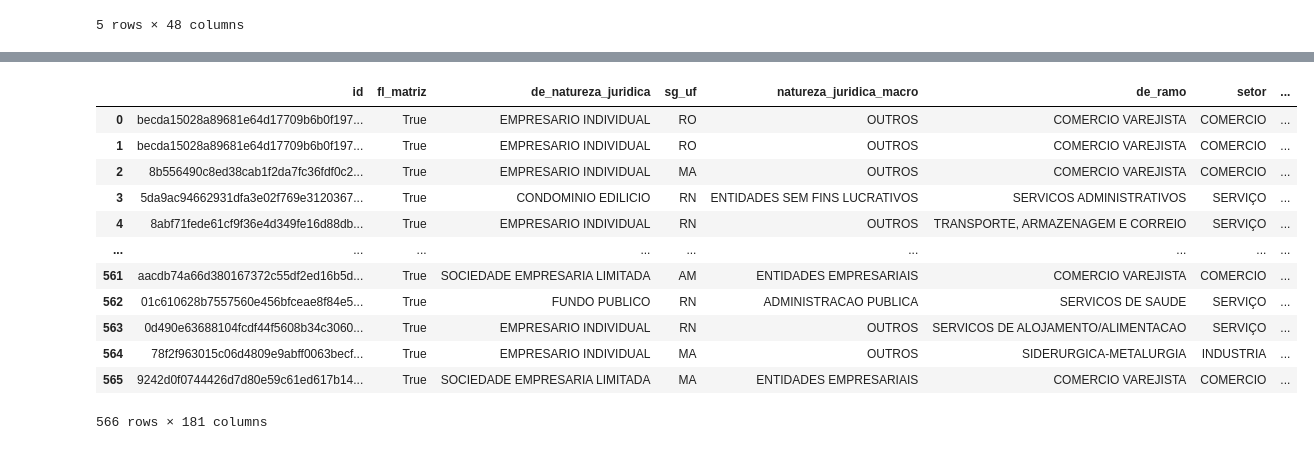
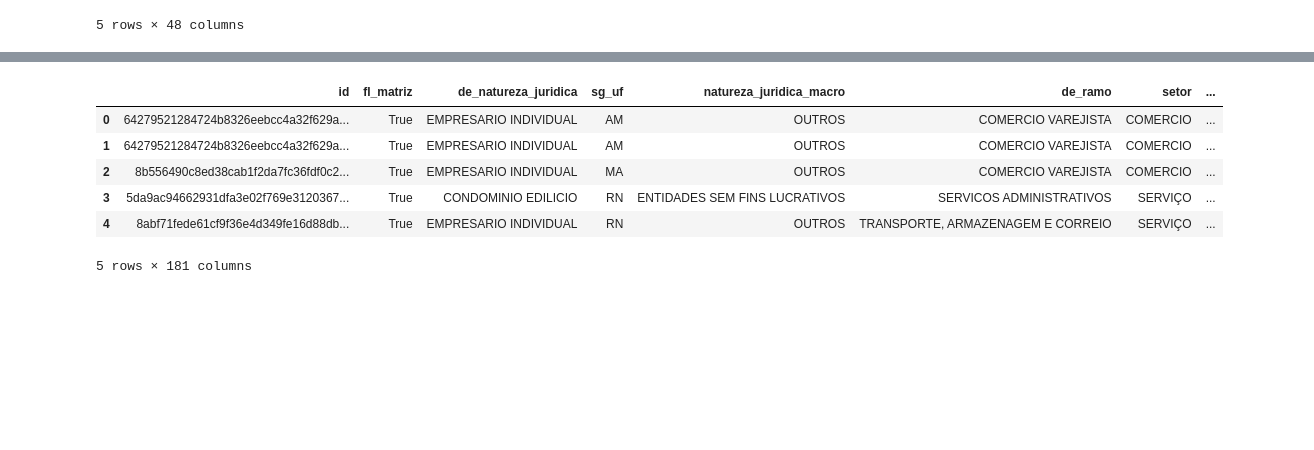
Before and after one commit to ViniViniAntunes/AceleraDev_DataScience-Codenation, a Jupyter notebook: Projeto_Final/3-Modelando.ipynb, the cells around one changed output, grey strips where cells are left out. Saved outputs shown, nothing was run; the diff lists cells and outputs as text; code cells hidden in the pictures; blank space fills up the shorter version.

```diff
--- a/Projeto_Final/3-Modelando.ipynb
+++ b/Projeto_Final/3-Modelando.ipynb
@@ -153,19 +142,13 @@ Wall time: 5min 58s
 # %%
-teste2
+teste2.head()
 # %% [output]
 |  | id | fl_matriz | de_natureza_juridica | sg_uf | natureza_juridica_macro | de_ramo | setor | ... |
-| 0 | becda15028a89681e64d17709b6b0f197... | True | EMPRESARIO INDIVIDUAL | RO | OUTROS | COMERCIO VAREJISTA | COMERCIO | ... |
-| 1 | becda15028a89681e64d17709b6b0f197... | True | EMPRESARIO INDIVIDUAL | RO | OUTROS | COMERCIO VAREJISTA | COMERCIO | ... |
+| 0 | 64279521284724b8326eebcc4a32f629a... | True | EMPRESARIO INDIVIDUAL | AM | OUTROS | COMERCIO VAREJISTA | COMERCIO | ... |
+| 1 | 64279521284724b8326eebcc4a32f629a... | True | EMPRESARIO INDIVIDUAL | AM | OUTROS | COMERCIO VAREJISTA | COMERCIO | ... |
 | 2 | 8b556490c8ed38cab1f2da7fc36fdf0c2... | True | EMPRESARIO INDIVIDUAL | MA | OUTROS | COMERCIO VAREJISTA | COMERCIO | ... |
 | 3 | 5da9ac94662931dfa3e02f769e3120367... | True | CONDOMINIO EDILICIO | RN | ENTIDADES SEM FINS LUCRATIVOS | SERVICOS ADMINISTRATIVOS | SERVIÇO | ... |
 | 4 | 8abf71fede61cf9f36e4d349fe16d88db... | True | EMPRESARIO INDIVIDUAL | RN | OUTROS | TRANSPORTE, ARMAZENAGEM E CORREIO | SERVIÇO | ... |
-| ... | ... | ... | ... | ... | ... | ... | ... | ... |
-| 561 | aacdb74a66d380167372c55df2ed16b5d... | True | SOCIEDADE EMPRESARIA LIMITADA | AM | ENTIDADES EMPRESARIAIS | COMERCIO VAREJISTA | COMERCIO | ... |
-| 562 | 01c610628b7557560e456bfceae8f84e5... | True | FUNDO PUBLICO | RN | ADMINISTRACAO PUBLICA | SERVICOS DE SAUDE | SERVIÇO | ... |
-| 563 | 0d490e63688104fcdf44f5608b34c3060... | True | EMPRESARIO INDIVIDUAL | RN | OUTROS | SERVICOS DE ALOJAMENTO/ALIMENTACAO | SERVIÇO | ... |
-| 564 | 78f2f963015c06d4809e9abff0063becf... | True | EMPRESARIO INDIVIDUAL | MA | OUTROS | SIDERURGICA-METALURGIA | INDUSTRIA | ... |
-| 565 | 9242d0f0744426d7d80e59c61ed617b14... | True | SOCIEDADE EMPRESARIA LIMITADA | MA | ENTIDADES EMPRESARIAIS | COMERCIO VAREJISTA | COMERCIO | ... |
-566 rows × 181 columns
+5 rows × 181 columns
 # %%
 %%time
 teste3 = recomenda_empresas(portifolio3)
```
Also changed, not shown: parts of 34 cells of this notebook, 2 other files.
